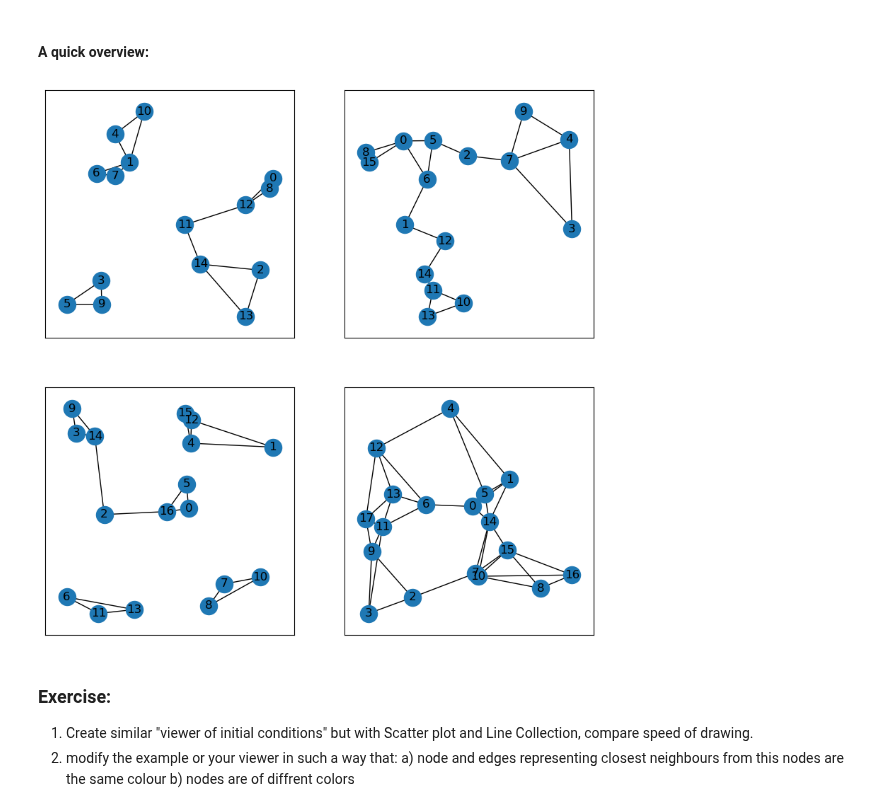
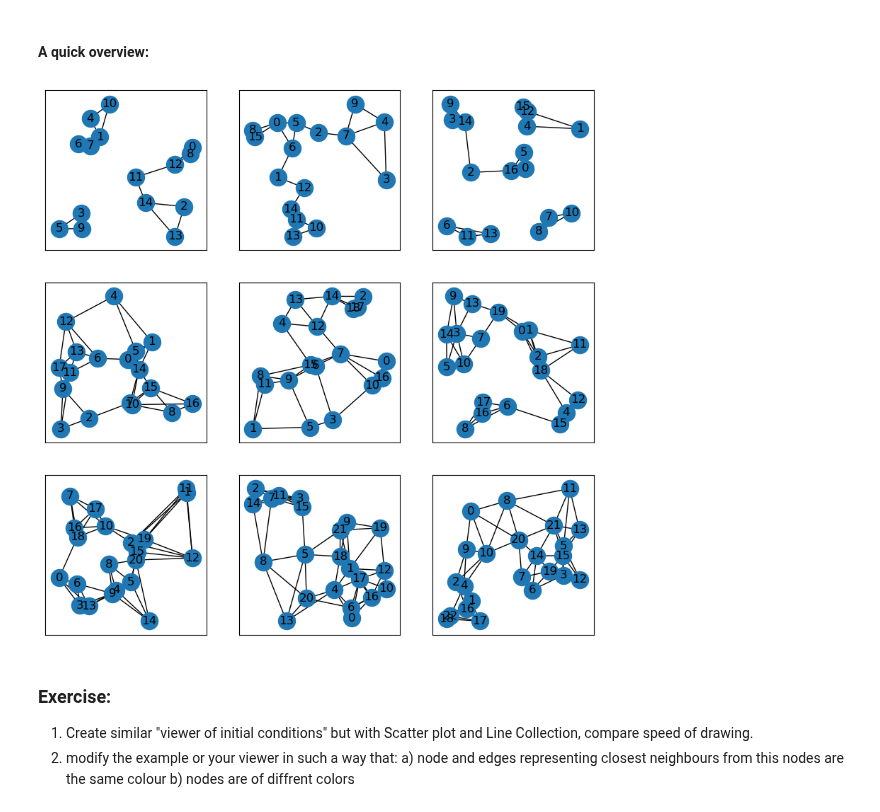
Before and after one commit to Polatucha16/collective_dynamics_lab, a Jupyter notebook: 07 networkx.ipynb, the cells around one changed output. Saved outputs shown, nothing was run; the diff lists cells and outputs as text; code cells hidden in the pictures.

```diff
--- a/07 networkx.ipynb
+++ b/07 networkx.ipynb
@@ -360,23 +360,23 @@ plt.show()
 #### A quick overview:
 # %%
 # n - rows, k - columns of plots
-n, k = 2, 2
+n, k = 3, 3
 
 # Create your initial conditions here
 ran_setups = [Setup(n=15+i, q=2+int(i/3), seed=1234+i) for i in range(n*k)]
 
 fig, axes = plt.subplots(nrows=n, ncols=k, figsize=(10,10))
 
 # make a list of axis, notice the [ ] at the end, this way we have the same type of result (a list)
 ax = axes.flatten() if type(axes)==np.ndarray else [axes]
 
 for i in range(n*k):
     G = array_to_graph(ran_setups[i].init(), ran_setups[i].q)
     nx.draw(G, with_labels = True, pos=nx.get_node_attributes(G, "pos"), ax=ax[i])
     ax[i].axis('on')
 plt.show()
 # %% [output]
-[figure, old version]
+[figure, new version]
 # %% [markdown]
 ### Exercise:
 1) Create similar "viewer of initial conditions" but with Scatter plot and Line Collection, compare speed of drawing.
```
Also changed, not shown: 2 other files.
